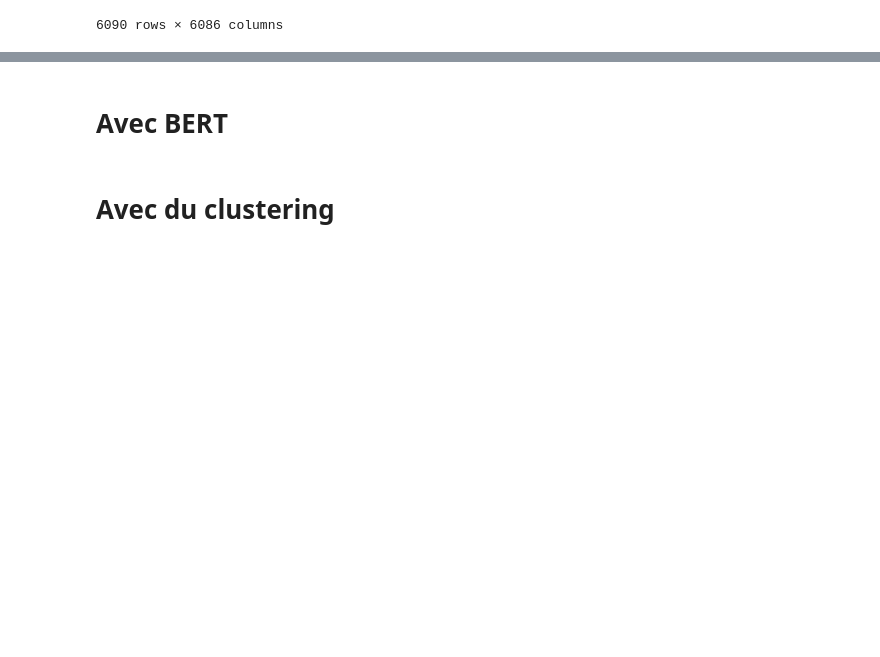
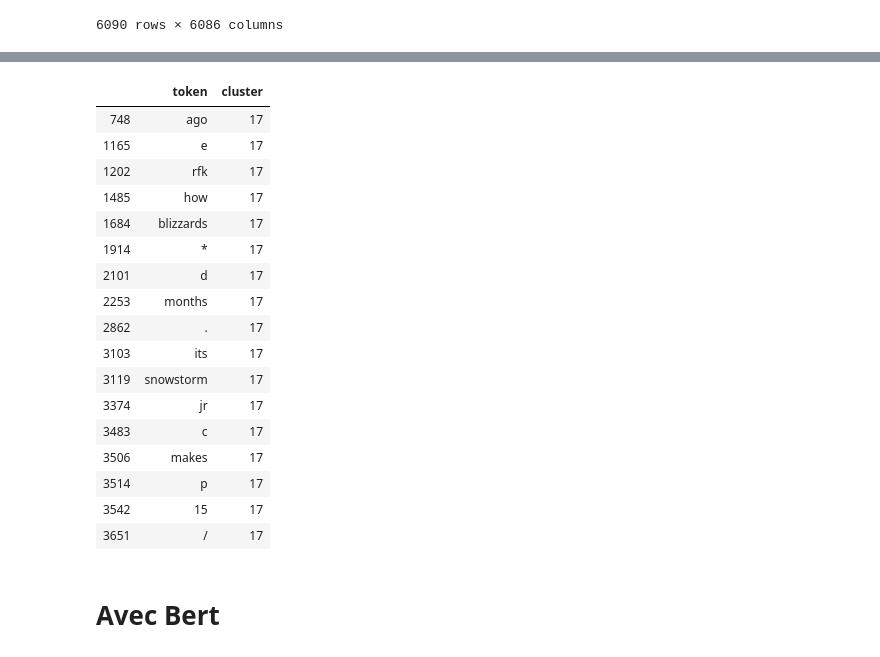
Before and after one commit to salimYOU/Projet_NLP, a Jupyter notebook: NLP_projet.ipynb, the cells around one changed output, grey strips where cells are left out. Drawn from its saved outputs; the diff is of its cells as text; code cells hidden in the pictures; blank space fills up the shorter version.

```diff
--- a/NLP_projet.ipynb
+++ b/NLP_projet.ipynb
@@ -464,0 +484,33 @@ df_representation_Tf_idf
+# %%
+# Application du modèle W2v sur chaque token du corpus
+
+clean_text = reduce(add, clean_text)
+clean_text = set(clean_text)
+
+def Representation_W2v(tokenCorpus_unique):
+    new_sample = {}
+    for token in tokenCorpus_unique:
+            try :
+                new_sample[token]=list(model_wv.get_vector(token))
+            except: pass
+
+    return new_sample
+
+Representation_for_clustering=pd.DataFrame(Representation_W2v(clean_text)).T
+
+Representation_for_clustering
+# %%
+# Application du clustering
+
+n_cluster = 20
+
+kmeans = KMeans(n_clusters=n_cluster)
+kmeans.fit(Representation_for_clustering)
+clusters=kmeans.predict(Representation_for_clustering).tolist()
+
+data=[]
+for x in range(len(clusters)):
+    data.append([Representation_for_clustering.index.tolist()[x],clusters[x]])
+
+
+results=pd.DataFrame(data= data , columns=['token','cluster'])
@@ -465,4 +541,23 @@ df_representation_Tf_idf
+# %%
+results[results.cluster==17]
+# %% [output]
+|  | token | cluster |
+| 748 | ago | 17 |
+| 1165 | e | 17 |
+| 1202 | rfk | 17 |
+| 1485 | how | 17 |
+| 1684 | blizzards | 17 |
+| 1914 | * | 17 |
+| 2101 | d | 17 |
+| 2253 | months | 17 |
+| 2862 | . | 17 |
+| 3103 | its | 17 |
+| 3119 | snowstorm | 17 |
+| 3374 | jr | 17 |
+| 3483 | c | 17 |
+| 3506 | makes | 17 |
+| 3514 | p | 17 |
+| 3542 | 15 | 17 |
+| 3651 | / | 17 |
 # %% [markdown]
-# Avec BERT
+# Avec Bert
-# %% [markdown]
-# Avec du clustering
```
Also changed, not shown: parts of 5 cells of this notebook.
